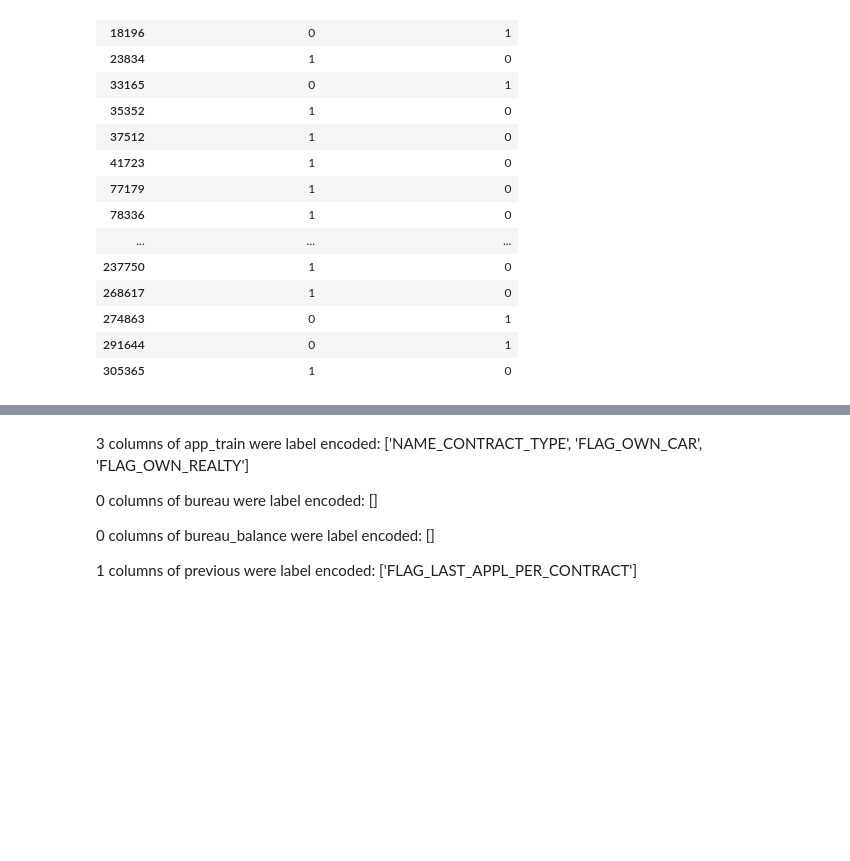
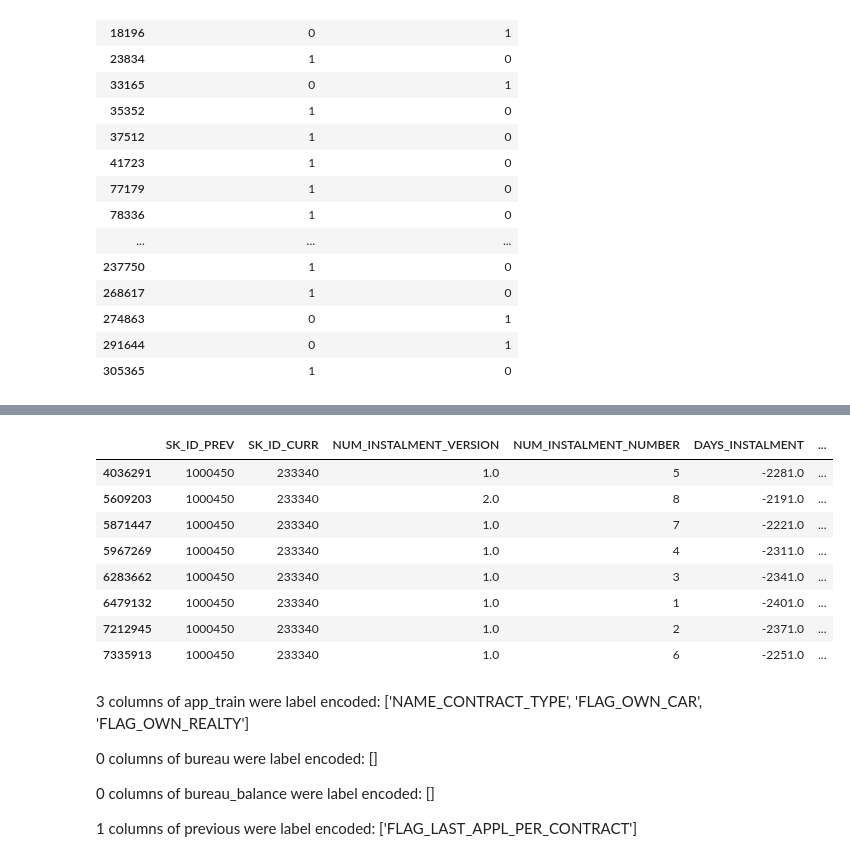
Before and after one commit to yiqiyu/homecredit, a Jupyter notebook: manual_feature_engineering.ipynb, the cells around one changed output, grey strips where cells are left out. Saved outputs shown, nothing was run; the diff lists cells and outputs as text; code cells hidden in the pictures; blank space fills up the shorter version.

```diff
--- a/manual_feature_engineering.ipynb
+++ b/manual_feature_engineering.ipynb
@@ -189,3 +177,15 @@ inst.head()
+# %%
+inst[inst["SK_ID_PREV"]==1000450]
+# %% [output]
+|  | SK_ID_PREV | SK_ID_CURR | NUM_INSTALMENT_VERSION | NUM_INSTALMENT_NUMBER | DAYS_INSTALMENT | ... |
+| 4036291 | 1000450 | 233340 | 1.0 | 5 | -2281.0 | ... |
+| 5609203 | 1000450 | 233340 | 2.0 | 8 | -2191.0 | ... |
+| 5871447 | 1000450 | 233340 | 1.0 | 7 | -2221.0 | ... |
+| 5967269 | 1000450 | 233340 | 1.0 | 4 | -2311.0 | ... |
+| 6283662 | 1000450 | 233340 | 1.0 | 3 | -2341.0 | ... |
+| 6479132 | 1000450 | 233340 | 1.0 | 1 | -2401.0 | ... |
+| 7212945 | 1000450 | 233340 | 1.0 | 2 | -2371.0 | ... |
+| 7335913 | 1000450 | 233340 | 1.0 | 6 | -2251.0 | ... |
 # %%
 
 def load_install(inst):
```
Also changed, not shown: parts of 8 cells of this notebook.
